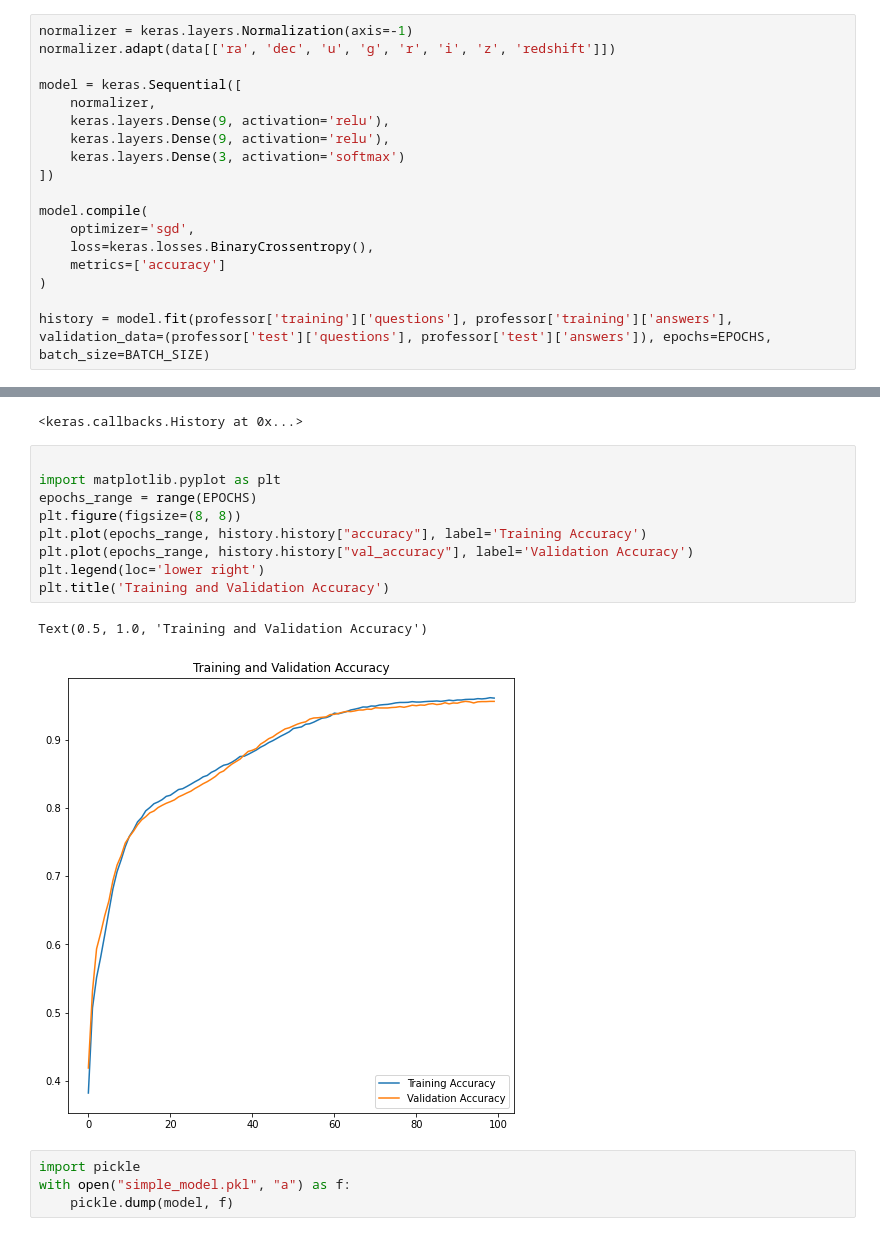
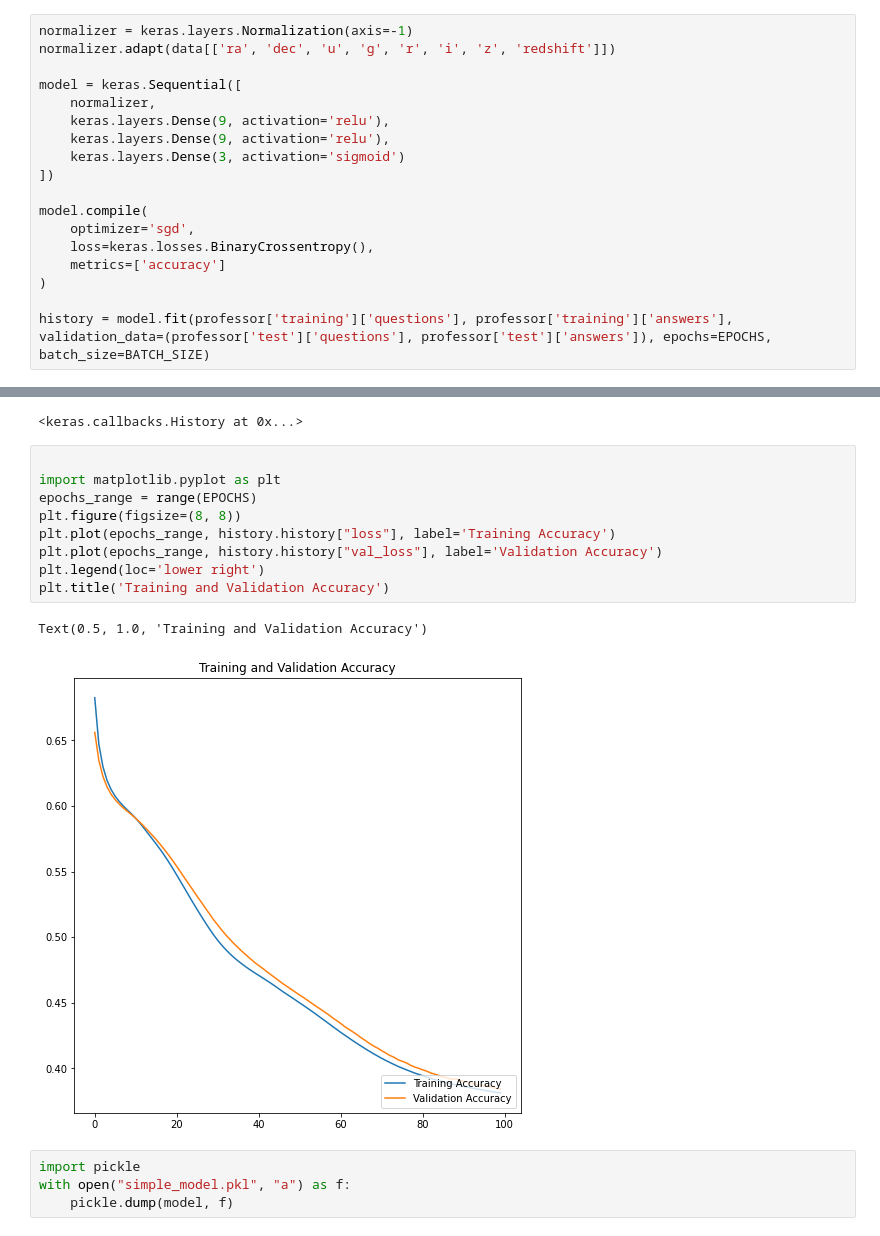
Before and after one commit to urishiraval/cos711-a2, a Jupyter notebook: experiment/NeuralNetwork.ipynb, the cells around one changed output, grey strips where cells are left out. Saved outputs shown, nothing was run; the diff lists cells and outputs as text.

```diff
--- a/experiment/NeuralNetwork.ipynb
+++ b/experiment/NeuralNetwork.ipynb
@@ -43,7 +43,7 @@ model = keras.Sequential([
 	normalizer,
 	keras.layers.Dense(9, activation='relu'),
 	keras.layers.Dense(9, activation='relu'),
-	keras.layers.Dense(3, activation='softmax')
+	keras.layers.Dense(3, activation='sigmoid')
 ])
 
 model.compile(
@@ -142,15 +145,15 @@ history
 # %%
 
 import matplotlib.pyplot as plt
 epochs_range = range(EPOCHS)
 plt.figure(figsize=(8, 8))
-plt.plot(epochs_range, history.history["accuracy"], label='Training Accuracy')
-plt.plot(epochs_range, history.history["val_accuracy"], label='Validation Accuracy')
+plt.plot(epochs_range, history.history["loss"], label='Training Accuracy')
+plt.plot(epochs_range, history.history["val_loss"], label='Validation Accuracy')
 plt.legend(loc='lower right')
 plt.title('Training and Validation Accuracy')
 # %% [output]
 Text(0.5, 1.0, 'Training and Validation Accuracy')
-[figure, old version]
+[figure, new version]
 # %%
 import pickle
 with open("simple_model.pkl", "a") as f:
```
Also changed, not shown: parts of 4 cells of this notebook, 6 other files.
